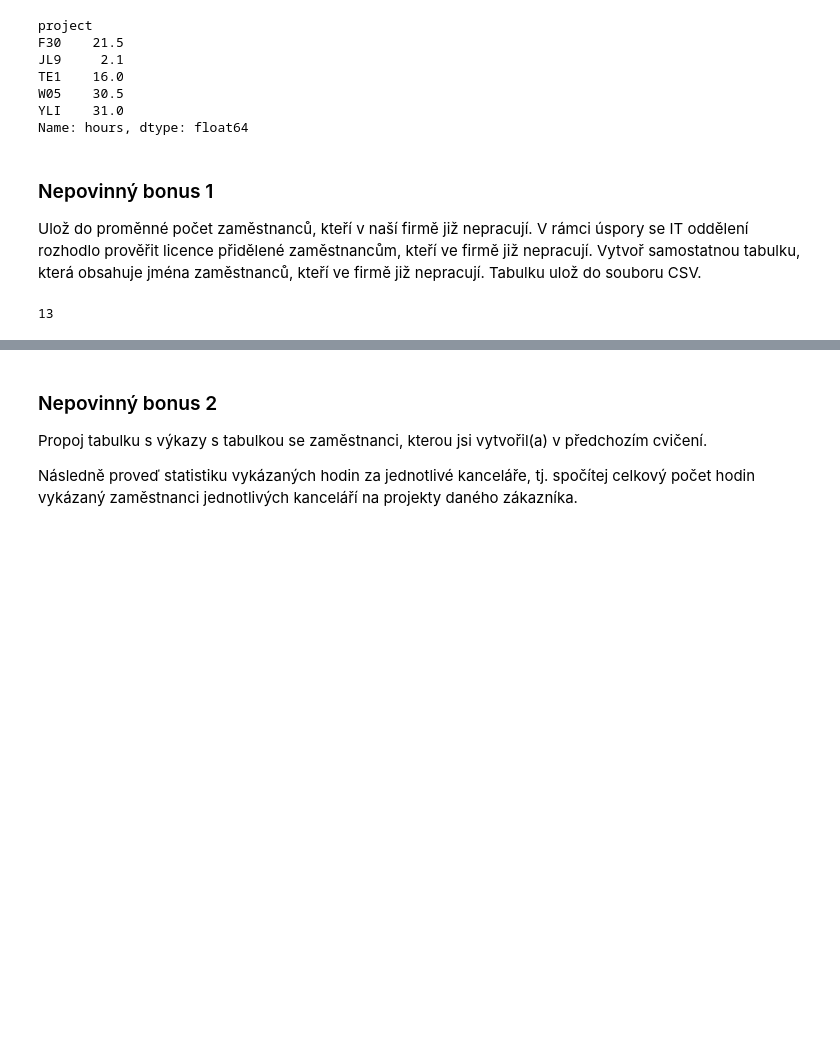
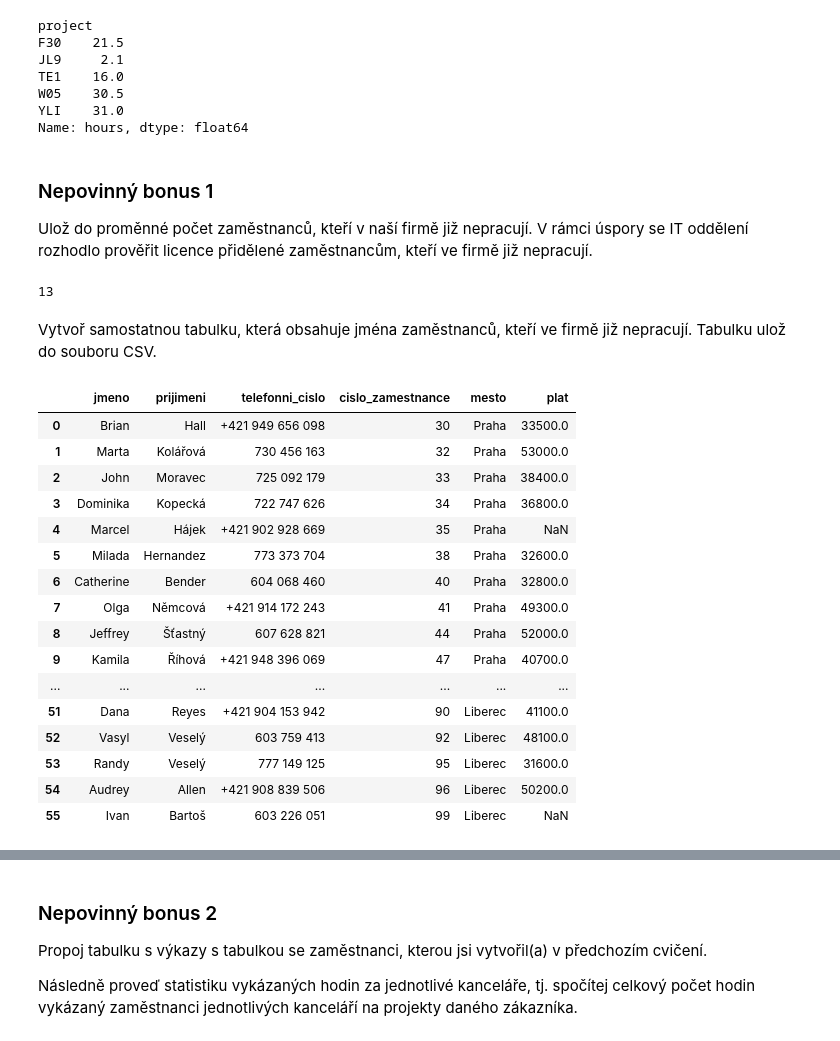
Before and after one commit to MisaLiska/Python1_Misa_2023, a Jupyter notebook: ukoly/ukol_10_pandas.ipynb, the cells around one changed output, grey strips where cells are left out. Drawn from its saved outputs; the diff is of its cells as text; code cells hidden in the pictures; blank space fills up the shorter version.

```diff
--- a/ukoly/ukol_10_pandas.ipynb
+++ b/ukoly/ukol_10_pandas.ipynb
@@ -136,5 +136,5 @@ Name: hours, dtype: float64
 # %% [markdown]
 ### Nepovinný bonus 1
 Ulož do proměnné počet zaměstnanců, kteří v naší firmě již nepracují.
-V rámci úspory se IT oddělení rozhodlo prověřit licence přidělené zaměstnancům, kteří ve firmě již nepracují. Vytvoř samostatnou tabulku, která obsahuje jména zaměstnanců, kteří ve firmě již nepracují. Tabulku ulož do souboru CSV.
+V rámci úspory se IT oddělení rozhodlo prověřit licence přidělené zaměstnancům, kteří ve firmě již nepracují.
 # %%
@@ -143,2 +143,25 @@ byvali_zam
 # %% [output]
 13
+# %% [markdown]
+Vytvoř samostatnou tabulku, která obsahuje jména zaměstnanců, kteří ve firmě již nepracují. Tabulku ulož do souboru CSV.
+# %%
+zamestnanci = pandas.merge(zamestnanci_all, platy, on="cislo_zamestnance", how="left")
+zamestnanci
+# %% [output]
+|  | jmeno | prijimeni | telefonni_cislo | cislo_zamestnance | mesto | plat |
+| 0 | Brian | Hall | +421 949 656 098 | 30 | Praha | 33500.0 |
+| 1 | Marta | Kolářová | 730 456 163 | 32 | Praha | 53000.0 |
+| 2 | John | Moravec | 725 092 179 | 33 | Praha | 38400.0 |
+| 3 | Dominika | Kopecká | 722 747 626 | 34 | Praha | 36800.0 |
+| 4 | Marcel | Hájek | +421 902 928 669 | 35 | Praha | NaN |
+| 5 | Milada | Hernandez | 773 373 704 | 38 | Praha | 32600.0 |
+| 6 | Catherine | Bender | 604 068 460 | 40 | Praha | 32800.0 |
+| 7 | Olga | Němcová | +421 914 172 243 | 41 | Praha | 49300.0 |
+| 8 | Jeffrey | Šťastný | 607 628 821 | 44 | Praha | 52000.0 |
+| 9 | Kamila | Říhová | +421 948 396 069 | 47 | Praha | 40700.0 |
+| ... | ... | ... | ... | ... | ... | ... |
+| 51 | Dana | Reyes | +421 904 153 942 | 90 | Liberec | 41100.0 |
+| 52 | Vasyl | Veselý | 603 759 413 | 92 | Liberec | 48100.0 |
+| 53 | Randy | Veselý | 777 149 125 | 95 | Liberec | 31600.0 |
+| 54 | Audrey | Allen | +421 908 839 506 | 96 | Liberec | 50200.0 |
+| 55 | Ivan | Bartoš | 603 226 051 | 99 | Liberec | NaN |
```
Also changed, not shown: parts of 2 cells of this notebook.
